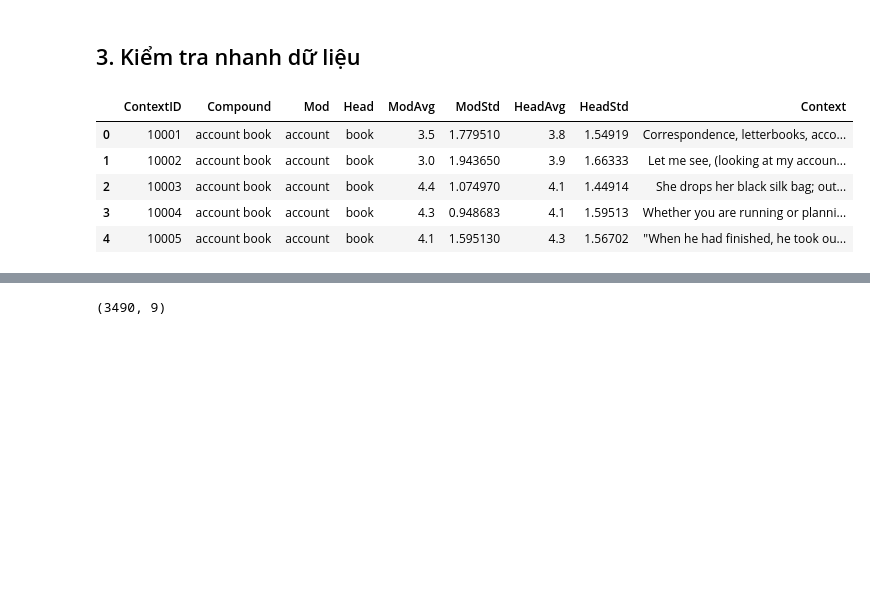
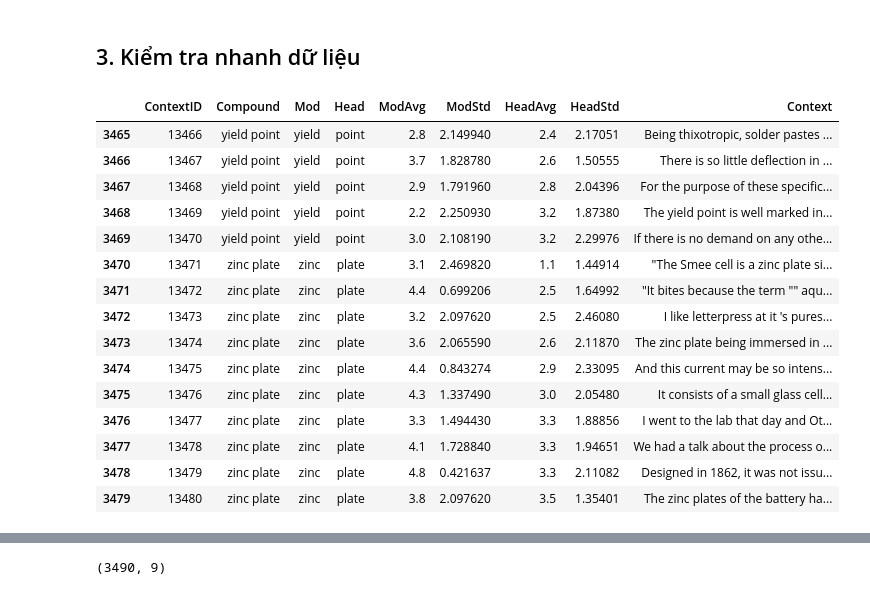
Before and after one commit to Khang210105/CS529_Semeval_2027_Task5, a Jupyter notebook: notebooks/eda.ipynb, the cells around one changed output, grey strips where cells are left out. Saved outputs shown, nothing was run; the diff lists cells and outputs as text; code cells hidden in the pictures; blank space fills up the shorter version.

```diff
--- a/notebooks/eda.ipynb
+++ b/notebooks/eda.ipynb
@@ -11,7 +11,7 @@ from IPython.display import display
 # %% [markdown]
 ## 2. Cấu hình đường dẫn và đọc các tệp TSV
 # %%
-path_train = Path("../dataset/en-nn-train.tsv")
+path_train = Path("../data/raw/en-nn-train.tsv")
 df_train = pd.read_csv(path_train, sep="\t", header=0, quoting=3, encoding="utf-8")
 # %%
 path_trial = Path("../dataset/en-nn-trial.tsv")
@@ -21,14 +21,24 @@ df = pd.concat([df_train, df_trial], ignore_index=True)
 # %% [markdown]
 ## 3. Kiểm tra nhanh dữ liệu
 # %%
-df.head()
+df_train.tail(15)
 # %% [output]
 |  | ContextID | Compound | Mod | Head | ModAvg | ModStd | HeadAvg | HeadStd | Context |
-| 0 | 10001 | account book | account | book | 3.5 | 1.779510 | 3.8 | 1.54919 | Correspondence, letterbooks, acco... |
-| 1 | 10002 | account book | account | book | 3.0 | 1.943650 | 3.9 | 1.66333 | Let me see, (looking at my accoun... |
-| 2 | 10003 | account book | account | book | 4.4 | 1.074970 | 4.1 | 1.44914 | She drops her black silk bag; out... |
-| 3 | 10004 | account book | account | book | 4.3 | 0.948683 | 4.1 | 1.59513 | Whether you are running or planni... |
-| 4 | 10005 | account book | account | book | 4.1 | 1.595130 | 4.3 | 1.56702 | "When he had finished, he took ou... |
+| 3465 | 13466 | yield point | yield | point | 2.8 | 2.149940 | 2.4 | 2.17051 | Being thixotropic, solder pastes ... |
+| 3466 | 13467 | yield point | yield | point | 3.7 | 1.828780 | 2.6 | 1.50555 | There is so little deflection in ... |
+| 3467 | 13468 | yield point | yield | point | 2.9 | 1.791960 | 2.8 | 2.04396 | For the purpose of these specific... |
+| 3468 | 13469 | yield point | yield | point | 2.2 | 2.250930 | 3.2 | 1.87380 | The yield point is well marked in... |
+| 3469 | 13470 | yield point | yield | point | 3.0 | 2.108190 | 3.2 | 2.29976 | If there is no demand on any othe... |
+| 3470 | 13471 | zinc plate | zinc | plate | 3.1 | 2.469820 | 1.1 | 1.44914 | "The Smee cell is a zinc plate si... |
+| 3471 | 13472 | zinc plate | zinc | plate | 4.4 | 0.699206 | 2.5 | 1.64992 | "It bites because the term "" aqu... |
+| 3472 | 13473 | zinc plate | zinc | plate | 3.2 | 2.097620 | 2.5 | 2.46080 | I like letterpress at it 's pures... |
+| 3473 | 13474 | zinc plate | zinc | plate | 3.6 | 2.065590 | 2.6 | 2.11870 | The zinc plate being immersed in ... |
+| 3474 | 13475 | zinc plate | zinc | plate | 4.4 | 0.843274 | 2.9 | 2.33095 | And this current may be so intens... |
+| 3475 | 13476 | zinc plate | zinc | plate | 4.3 | 1.337490 | 3.0 | 2.05480 | It consists of a small glass cell... |
+| 3476 | 13477 | zinc plate | zinc | plate | 3.3 | 1.494430 | 3.3 | 1.88856 | I went to the lab that day and Ot... |
+| 3477 | 13478 | zinc plate | zinc | plate | 4.1 | 1.728840 | 3.3 | 1.94651 | We had a talk about the process o... |
+| 3478 | 13479 | zinc plate | zinc | plate | 4.8 | 0.421637 | 3.3 | 2.11082 | Designed in 1862, it was not issu... |
+| 3479 | 13480 | zinc plate | zinc | plate | 3.8 | 2.097620 | 3.5 | 1.35401 | The zinc plates of the battery ha... |
 # %%
 df.info()
 # %% [output]
```
Also changed, not shown: 6 other files.
